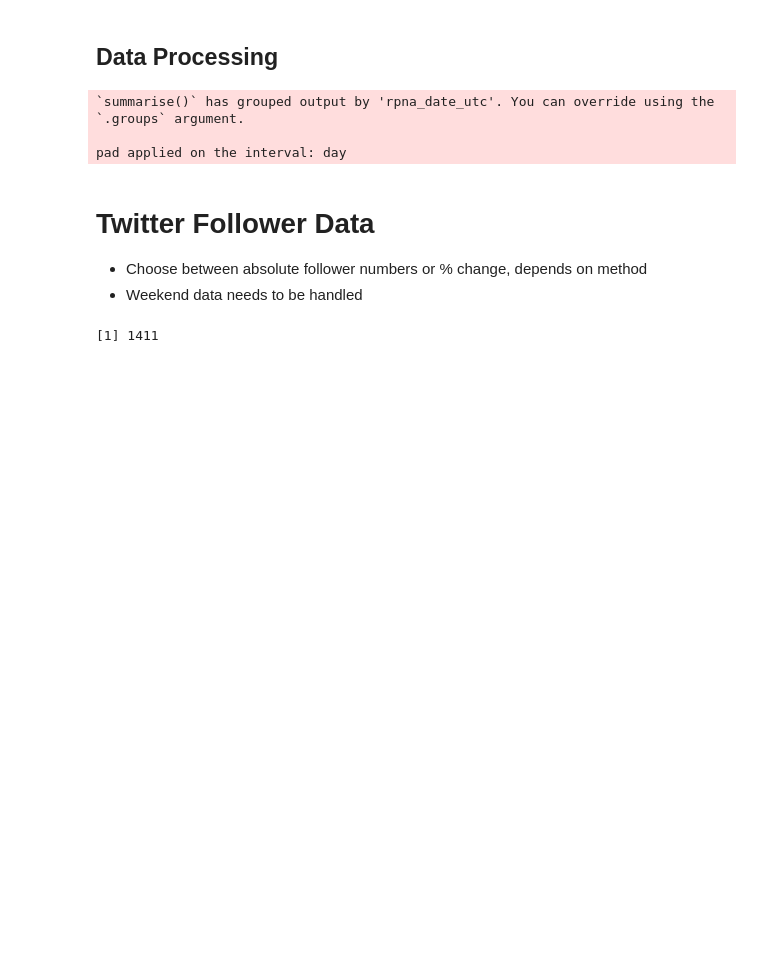
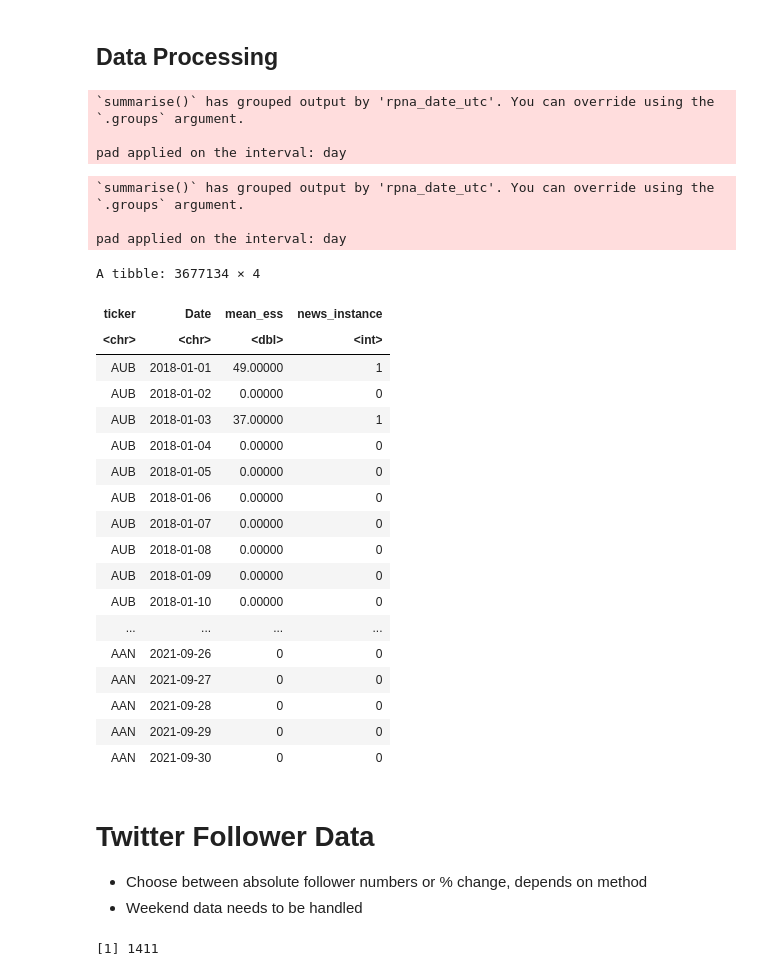
Before and after one commit to limshaocong/analyticsEdge, a Jupyter notebook: Data_Exploration.ipynb, the cells around one changed output. Saved outputs shown, nothing was run; the diff lists cells and outputs as text; code cells hidden in the pictures; blank space fills up the shorter version.

```diff
--- a/Data_Exploration.ipynb
+++ b/Data_Exploration.ipynb
@@ -313,22 +313,72 @@ A tabyl: 5 × 3
 | 5 | credit-rating-set-rater | 2671 | 6.48% |
 # %% [markdown]
 ## Data Processing
+# %%
+rp.dj.2018 = read.csv(rp.dj.2018.path)
+rp.dj.2018$rpna_date_utc = mdy(rp.dj.2018$rpna_date_utc)
+
+rp.dj.2019 = read.csv(rp.dj.2019.path)
+rp.dj.2019$rpna_date_utc = mdy(rp.dj.2019$rpna_date_utc)
+
+rp.dj.2020 = read.csv(rp.dj.2020.path)
+rp.dj.2020$rpna_date_utc = mdy(rp.dj.2020$rpna_date_utc)
+# %%
+rp.dj = rbind(rp.dj.2018, rp.dj.2019, rp.dj.2020, rp.dj.2021) %>%
+        filter(relevance == 100) %>% # Only retain $relevance == 100
+        left_join(y = rp.company.index,
+                  by = "rp_entity_id") %>% # Replace $rp_entity id with $ticker
+        select(ticker, rpna_date_utc, ess) # Retain relevant rows
 # %%
-rp.dj.2021.impute = rp.dj.2021 %>%
-                filter(relevance == 100) %>% # Only retain $relevance == 100
-                group_by(rpna_date_utc, rp_entity_id) %>% # Treat $rpna_date_utc and $rp_entity_id as a combination
-                summarize(mean_ess = mean(ess, na.rm = TRUE)) %>% # Take the simple mean of ess for all combinations
+rp.dj.impute1 = rp.dj %>%
+                group_by(rpna_date_utc, ticker) %>% # Treat $rpna_date_utc and $rp_entity_id as a combination
+                summarize(mean_ess = mean(ess, na.rm = TRUE)) %>% # Take simple mean of ess for each combination
                 ungroup() %>% # decouple combinations of $rpna_date_utc and $rp_entity_id
                 pad() %>% # create rows for missing dates for every ticker, new rows are assigned NA value
                 pivot_wider(names_from = rpna_date_utc, values_from = mean_ess, values_fill = 0) %>% # Replace NA with 0
-                pivot_longer(!rp_entity_id, names_to = "rpna_date_utc", values_to = "mean_ess") %>% # Revert data to long format
-                filter(rp_entity_id != "NA") %>% # remove mysteriously generated NA ticker
-                dim()
-write.csv(rp.dj.2021.impute, "rp_dj_2021_imputed.csv", row.names = FALSE)
+                pivot_longer(!ticker, names_to = "Date", values_to = "mean_ess") %>% # Revert data to long format
+                filter(ticker != "NA") # remove mysteriously generated NA ticker
 # %% [output]
 `summarise()` has grouped output by 'rpna_date_utc'. You can override using the `.groups` argument.
 
 pad applied on the interval: day
+# %%
+rp.dj.impute2 = rp.dj %>%
+                group_by(rpna_date_utc, ticker) %>% # Treat $rpna_date_utc and $rp_entity_id as a combination
+                summarize(news_instance = n()) %>% # Take the number of articles for each combination
+                ungroup() %>% # decouple combinations of $rpna_date_utc and $rp_entity_id
+                pad() %>% # create rows for missing dates for every ticker, new rows are assigned NA value
+                pivot_wider(names_from = rpna_date_utc, values_from = news_instance, values_fill = 0) %>% # Replace NA with 0
+                pivot_longer(!ticker, names_to = "Date", values_to = "news_instance") %>% # Revert data to long format
+                filter(ticker != "NA") # remove mysteriously generated NA ticker
+# %% [output]
+`summarise()` has grouped output by 'rpna_date_utc'. You can override using the `.groups` argument.
+
+pad applied on the interval: day
+# %%
+rp.dj.impute = left_join(x = rp.dj.impute1,
+                          y = rp.dj.impute2,
+                          by = c("ticker", "Date"))
+rp.dj.impute
+# %% [output]
+A tibble: 3677134 × 4
+| ticker | Date | mean_ess | news_instance |
+| <chr> | <chr> | <dbl> | <int> |
+| AUB | 2018-01-01 | 49.00000 | 1 |
+| AUB | 2018-01-02 | 0.00000 | 0 |
+| AUB | 2018-01-03 | 37.00000 | 1 |
+| AUB | 2018-01-04 | 0.00000 | 0 |
+| AUB | 2018-01-05 | 0.00000 | 0 |
+| AUB | 2018-01-06 | 0.00000 | 0 |
+| AUB | 2018-01-07 | 0.00000 | 0 |
+| AUB | 2018-01-08 | 0.00000 | 0 |
+| AUB | 2018-01-09 | 0.00000 | 0 |
+| AUB | 2018-01-10 | 0.00000 | 0 |
+| ... | ... | ... | ... |
+| AAN | 2021-09-26 | 0 | 0 |
+| AAN | 2021-09-27 | 0 | 0 |
+| AAN | 2021-09-28 | 0 | 0 |
+| AAN | 2021-09-29 | 0 | 0 |
+| AAN | 2021-09-30 | 0 | 0 |
 # %% [markdown]
 # **Twitter Follower Data**
 
```
